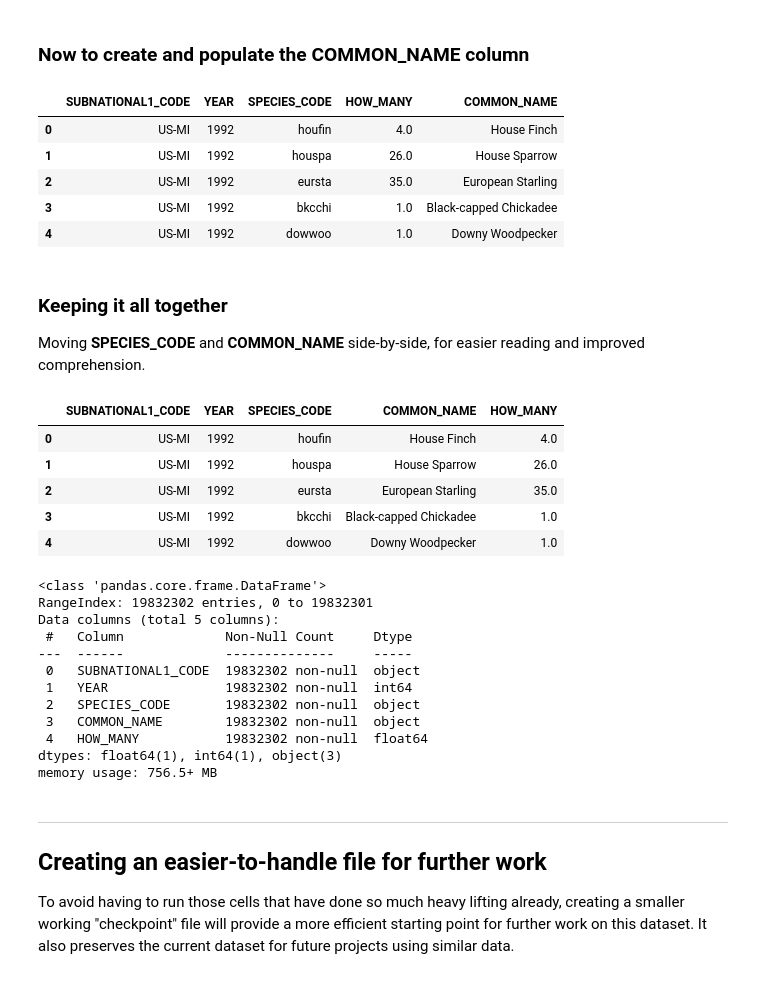
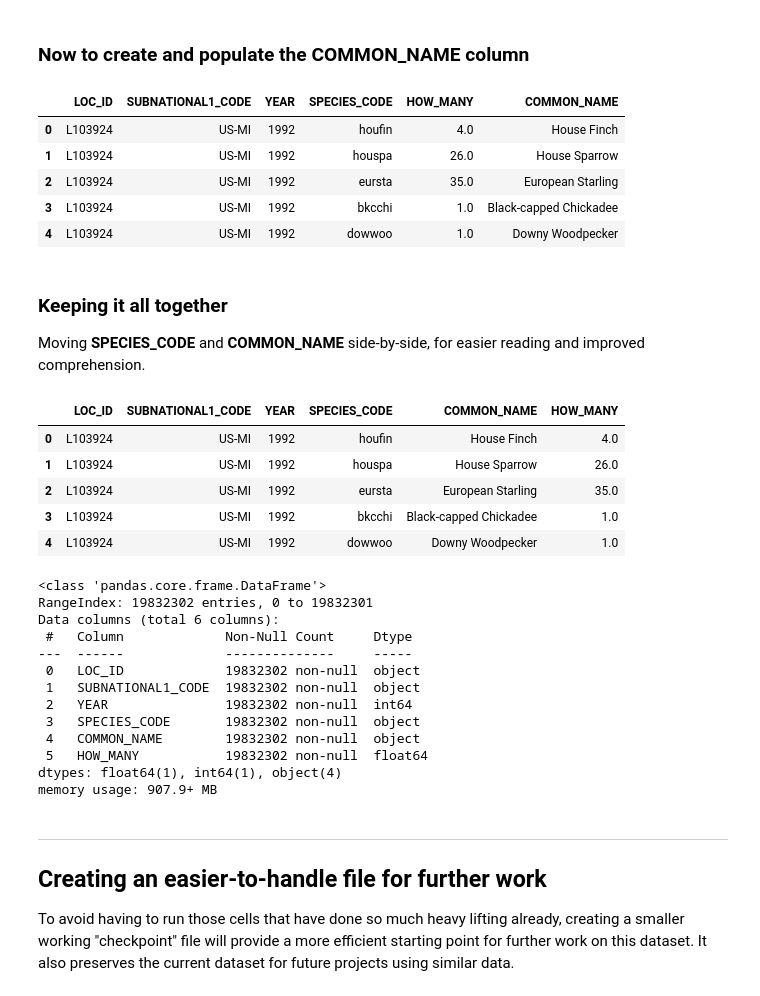
Before and after one commit to LDB-Stan/Invasive-Birds-Project, a Jupyter notebook: invasive_birds_project_book_1.ipynb, the cells around one changed output. Saved outputs shown, nothing was run; the diff lists cells and outputs as text; code cells hidden in the pictures.

```diff
--- a/invasive_birds_project_book_1.ipynb
+++ b/invasive_birds_project_book_1.ipynb
@@ -80,7 +80,7 @@ array([1992, 1991, 1989, 1988, 1994, 1995, 1993, 1990, 1987], dtype=int64)
 There is an extraordinary amount of information, but it's also much more than is needed for this project. At this stage, and with the help of an enirely different dataset, also provided by FeederWatch, everything else can be derived from only four columns.
 # %%
 # specify necessary columns
-preview_trimmed_columns = ['SUBNATIONAL1_CODE', 'Year', 'SPECIES_CODE', 'HOW_MANY']
+preview_trimmed_columns = ['LOC_ID', 'SUBNATIONAL1_CODE', 'Year', 'SPECIES_CODE', 'HOW_MANY']
 
 #load trimmed dataset
 preview_trimmed = pd.read_csv('bird_datasets/Project FeederWatch/all_years/PFW_all_1988_1995_June2023_Public.csv',
@@ -281,7 +282,7 @@ array([1987, 1988, 1989, 1990, 1991, 1992, 1993, 1994, 1995, 1996, 1997,
 # %%
 # rename Year for consistency
 
-birds_main_initial.columns = ['SUBNATIONAL1_CODE', 'YEAR', 'SPECIES_CODE', 'HOW_MANY']
+birds_main_initial.columns = ['LOC_ID', 'SUBNATIONAL1_CODE', 'YEAR', 'SPECIES_CODE', 'HOW_MANY']
 
 birds_main_initial.info(show_counts = True)
 # %% [output]
@@ -350,44 +353,45 @@ birds_main_initial['COMMON_NAME'] = new_col
 
 birds_main_initial.head()
 # %% [output]
-|  | SUBNATIONAL1_CODE | YEAR | SPECIES_CODE | HOW_MANY | COMMON_NAME |
-| 0 | US-MI | 1992 | houfin | 4.0 | House Finch |
-| 1 | US-MI | 1992 | houspa | 26.0 | House Sparrow |
-| 2 | US-MI | 1992 | eursta | 35.0 | European Starling |
-| 3 | US-MI | 1992 | bkcchi | 1.0 | Black-capped Chickadee |
-| 4 | US-MI | 1992 | dowwoo | 1.0 | Downy Woodpecker |
+|  | LOC_ID | SUBNATIONAL1_CODE | YEAR | SPECIES_CODE | HOW_MANY | COMMON_NAME |
+| 0 | L103924 | US-MI | 1992 | houfin | 4.0 | House Finch |
+| 1 | L103924 | US-MI | 1992 | houspa | 26.0 | House Sparrow |
+| 2 | L103924 | US-MI | 1992 | eursta | 35.0 | European Starling |
+| 3 | L103924 | US-MI | 1992 | bkcchi | 1.0 | Black-capped Chickadee |
+| 4 | L103924 | US-MI | 1992 | dowwoo | 1.0 | Downy Woodpecker |
 # %% [markdown]
 ### Keeping it all together
 Moving **SPECIES_CODE** and **COMMON_NAME** side-by-side, for easier reading and improved comprehension.
 # %%
 # reorder columns
 
-birds_main_initial_v2 = birds_main_initial[['SUBNATIONAL1_CODE', 'YEAR',
+birds_main_initial_v2 = birds_main_initial[['LOC_ID', 'SUBNATIONAL1_CODE', 'YEAR',
        'SPECIES_CODE', 'COMMON_NAME', 'HOW_MANY']]
 
 birds_main_initial_v2.head()
 # %% [output]
-|  | SUBNATIONAL1_CODE | YEAR | SPECIES_CODE | COMMON_NAME | HOW_MANY |
-| 0 | US-MI | 1992 | houfin | House Finch | 4.0 |
-| 1 | US-MI | 1992 | houspa | House Sparrow | 26.0 |
-| 2 | US-MI | 1992 | eursta | European Starling | 35.0 |
-| 3 | US-MI | 1992 | bkcchi | Black-capped Chickadee | 1.0 |
-| 4 | US-MI | 1992 | dowwoo | Downy Woodpecker | 1.0 |
+|  | LOC_ID | SUBNATIONAL1_CODE | YEAR | SPECIES_CODE | COMMON_NAME | HOW_MANY |
+| 0 | L103924 | US-MI | 1992 | houfin | House Finch | 4.0 |
+| 1 | L103924 | US-MI | 1992 | houspa | House Sparrow | 26.0 |
+| 2 | L103924 | US-MI | 1992 | eursta | European Starling | 35.0 |
+| 3 | L103924 | US-MI | 1992 | bkcchi | Black-capped Chickadee | 1.0 |
+| 4 | L103924 | US-MI | 1992 | dowwoo | Downy Woodpecker | 1.0 |
 # %%
 birds_main_initial_v2.info(show_counts=True)
 # %% [output]
 <class 'pandas.core.frame.DataFrame'>
 RangeIndex: 19832302 entries, 0 to 19832301
-Data columns (total 5 columns):
+Data columns (total 6 columns):
  #   Column             Non-Null Count     Dtype
 ---  ------             --------------     -----
- 0   SUBNATIONAL1_CODE  19832302 non-null  object
- 1   YEAR               19832302 non-null  int64
- 2   SPECIES_CODE       19832302 non-null  object
- 3   COMMON_NAME        19832302 non-null  object
- 4   HOW_MANY           19832302 non-null  float64
-dtypes: float64(1), int64(1), object(3)
-memory usage: 756.5+ MB
+ 0   LOC_ID             19832302 non-null  object
+ 1   SUBNATIONAL1_CODE  19832302 non-null  object
+ 2   YEAR               19832302 non-null  int64
+ 3   SPECIES_CODE       19832302 non-null  object
+ 4   COMMON_NAME        19832302 non-null  object
+ 5   HOW_MANY           19832302 non-null  float64
+dtypes: float64(1), int64(1), object(4)
+memory usage: 907.9+ MB
 # %% [markdown]
 ---
 ## Creating an easier-to-handle file for further work
```
Also changed, not shown: parts of 32 cells of this notebook, 1 other file.
